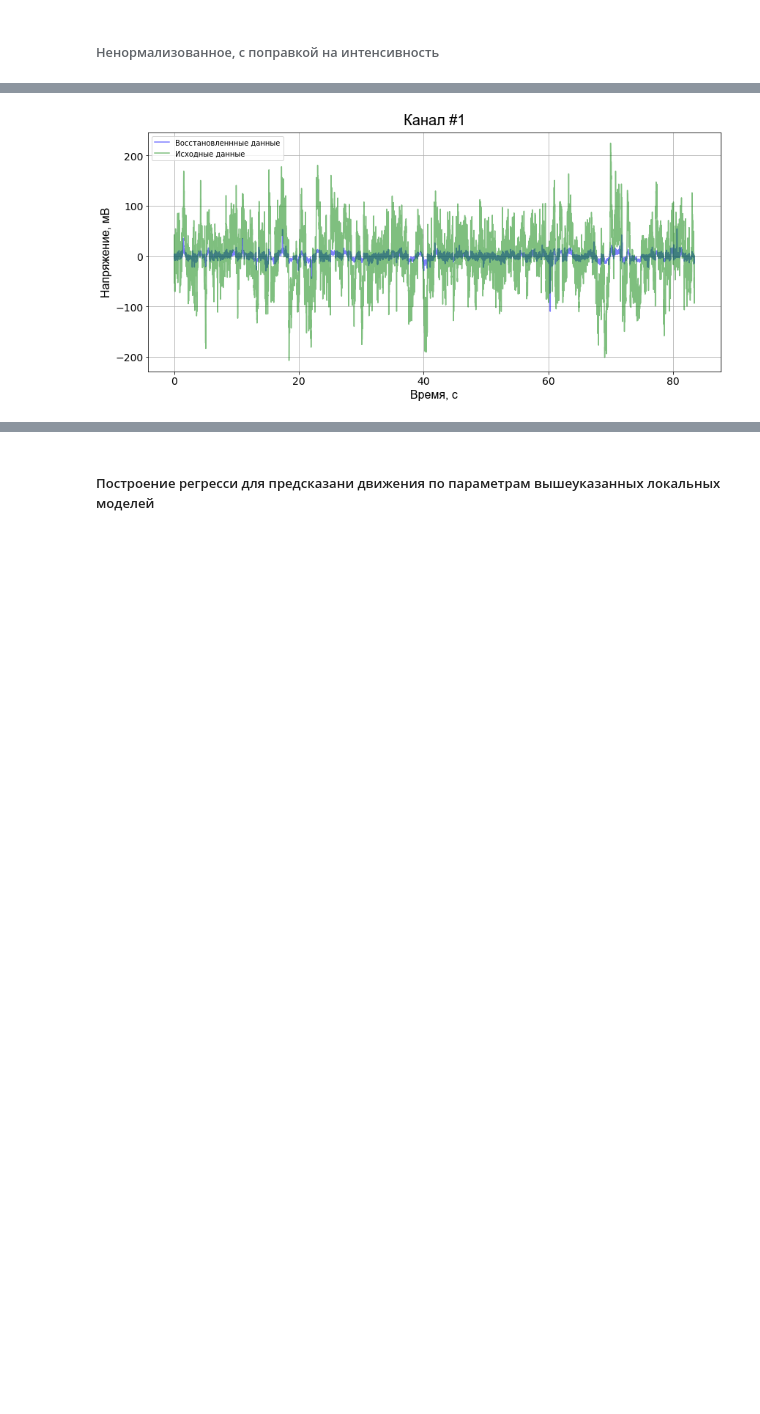
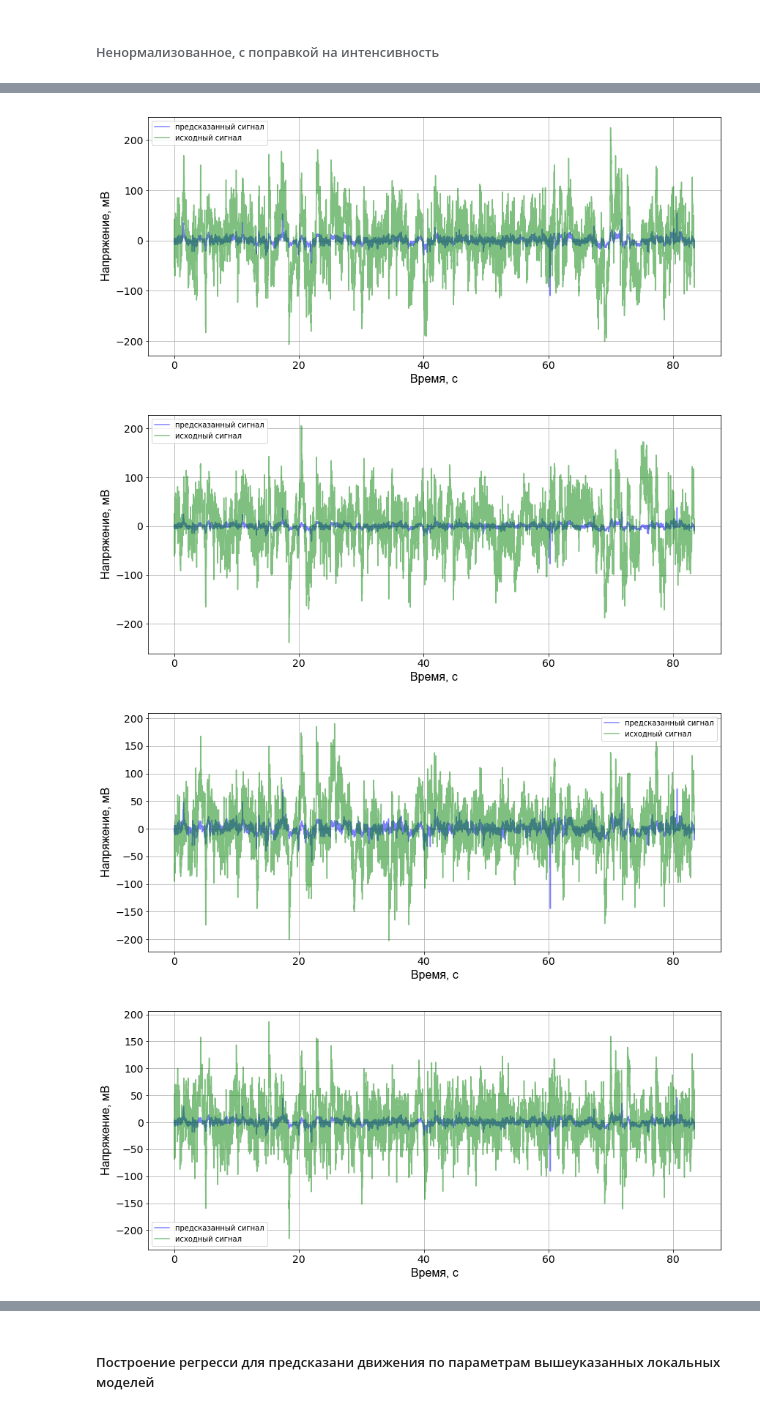
Before and after one commit to Alina-Samokhina/BachelorThesis, a Jupyter notebook: Gauss_and_Gamma_models.ipynb, the cells around one changed output, grey strips where cells are left out. Cells and saved outputs as stored; diff of their text form; code cells hidden in the pictures; blank space fills up the shorter version.

```diff
--- a/Gauss_and_Gamma_models.ipynb
+++ b/Gauss_and_Gamma_models.ipynb
@@ -97,7 +94,0 @@ Wall time: 3.41 s
-# %%
-m = get_mean(signal_data[:N, 1:], signal_data[:N,0])
-d = get_disp(m, signal_data[:N, 1:], signal_data[:N, 0])
-mv = []
-for i in range(len(m)):
-    mv.append(multivariate_normal([m[i, 0], m[i, 1]], [[d[i,0], 0], [0, d[i, 1]]]))
-intens = get_intens(m, d, mv, signal_data[:N, 1:], signal_data[:N,0])
@@ -133,7 +140,8 @@ mae:  88.74589343813625
 # %%
 #N = len(time)
+intens_multiplier = True
 N = 10000
-for channel in range(1, 2):
+for channel in range(1, 5):
     point = centers[channel]
     rv = []
 
@@ -145,14 +153,17 @@ for channel in range(1, 2):
                 rv.append(p)
 
     plt.figure(figsize=(14,6))
-    plt.plot(time[:N], rv, color='blue', alpha = 0.5, label = 'Восстановленнные данные')
-    plt.plot(time[:N], ecog_signal[:N, channel], color='green', alpha = 0.5, label = 'Исходные данные')
+    plt.plot(time[:N], rv,   label = 'Восстановленнные данные')
+    plt.plot(time[:N], ecog_signal[:N, channel],  alpha = 0.7, label = 'Исходные данные')
     plt.xticks( fontsize=14, rotation=0)
     plt.yticks(fontsize=14, rotation=0)
     plt.title('Канал #%i' %channel, **title_font)
     plt.xlabel('Время, с', **axis_font)
     plt.ylabel('Напряжение, мВ', **axis_font)
-    plt.legend()
+    plt.legend(prop={'size': 14})
     plt.grid(True)
     plt.show()
+    print ('mae: ', mean_absolute_error(rv, ecog_signal[:N, channel]),\
+           '\n mse:', mean_squared_error(rv, ecog_signal[:N, channel]), \
+           '\n r2-score: ', r2_score(rv, ecog_signal[:N, channel]))
 # %% [output]
@@ -188,26 +237,32 @@ mae:  34.566348644248706
 # %%
 #N = len(time)
 N = 10000
-for channel in range(1, 2):
+for channel in range(1, 64):
     point = centers[channel]
     g_d = []
     for j in range(len(m[:N])):
         p = wishart.pdf(point, 2, [[m[j, 0], 0], [0, m[j, 1]]])
         if intens_multiplier == True:
             g_d.append(p*intens[j])
         else:
             g_d.append(p)
 
     plt.figure(figsize=(14,6))
-    plt.plot(time[:N], g_d, color='blue', alpha = 0.5, label = 'Восстановленнные данные')
-    plt.plot(time[:N], ecog_signal[:N, channel], color='green', alpha = 0.5, label = 'Исходные данные')
+    plt.plot(time[:N], g_d, color='blue', alpha = 0.5, label = 'предсказанный сигнал')
+    plt.plot(time[:N], ecog_signal[:N, channel], color='green', alpha = 0.5, label = 'исходный сигнал')
     plt.xticks( fontsize=14, rotation=0)
     plt.yticks(fontsize=14, rotation=0)
-    plt.title('Канал #%i' %channel, **title_font)
+    #plt.title('Канал #%i' %channel, **title_font)
     plt.xlabel('Время, с', **axis_font)
     plt.ylabel('Напряжение, мВ', **axis_font)
     plt.legend()
     plt.grid(True)
     plt.show()
+    ('mae: ', mean_absolute_error(rv, ecog_signal[:N, channel]),\
+           '\n mse:', mean_squared_error(rv, ecog_signal[:N, channel]), \
+           '\n r2-score: ', r2_score(rv, ecog_signal[:N, channel]))
 # %% [output]
-[figure, old version]
+[figure, new version]
+[figure, added]
+[figure, added]
+[figure, added]
```
Also changed, not shown: parts of 50 cells of this notebook, 12 other files.
